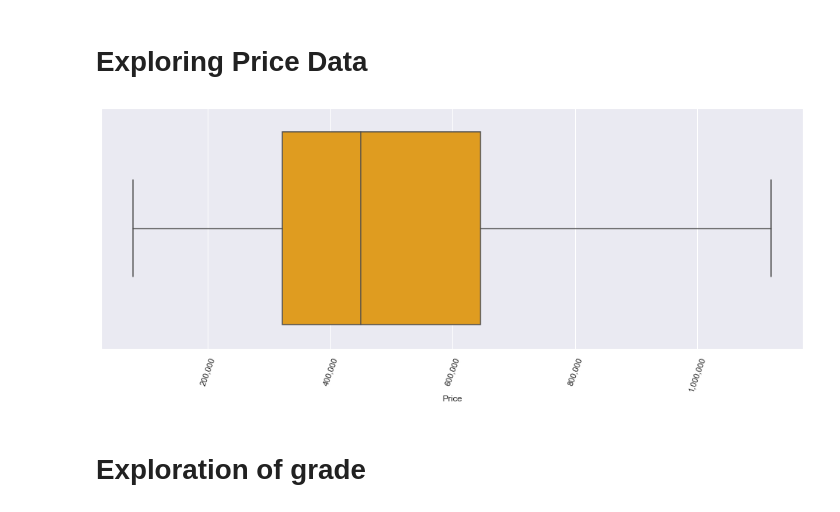
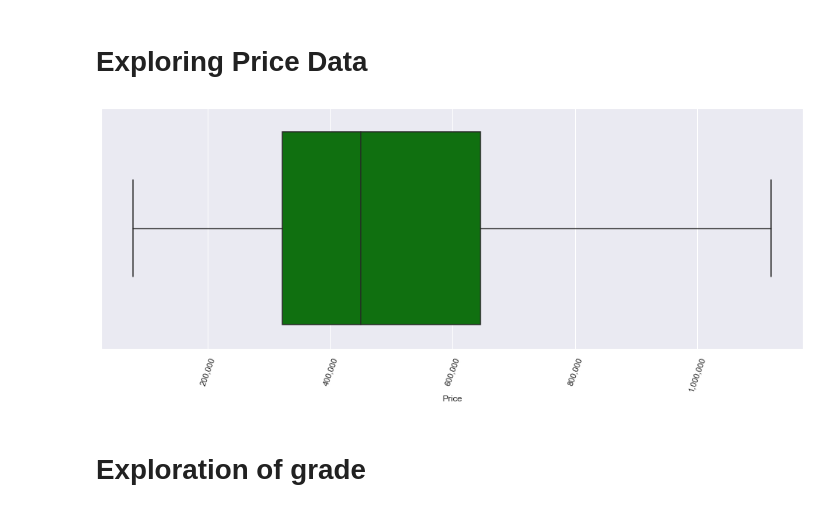
Before and after one commit to SethKauf/King_County_Avocoders_Group_3, a Jupyter notebook: Final Notebook.ipynb, the cells around one changed output. Saved outputs shown, nothing was run; the diff lists cells and outputs as text; code cells hidden in the pictures.

```diff
--- a/Final Notebook.ipynb
+++ b/Final Notebook.ipynb
@@ -92,15 +90,15 @@ This model performed poorly. We will need to look at other features.
 # %%
 #Checking the distribution of house prices
 
 fig, ax = plt.subplots(figsize = (17, 6))
-sns.boxplot(dataset['price'], showfliers = False, color='orange')
+sns.boxplot(dataset['price'], showfliers = False, color='green')
 sns.set(style='darkgrid')
 plt.xlabel('Price')
 ax.tick_params(axis='x', rotation=70)
 ax.set_xticklabels(['0', '200,000', '400,000', '600,000', '800,000', '1,000,000', '1,200,000']);
 warnings.filterwarnings('ignore',category=DeprecationWarning)
 # %% [output]
-[figure, old version]
+[figure, new version]
 # %% [markdown]
 # Exploration of grade
 # %%
```
Also changed, not shown: parts of 3 cells of this notebook, 6 other files.
